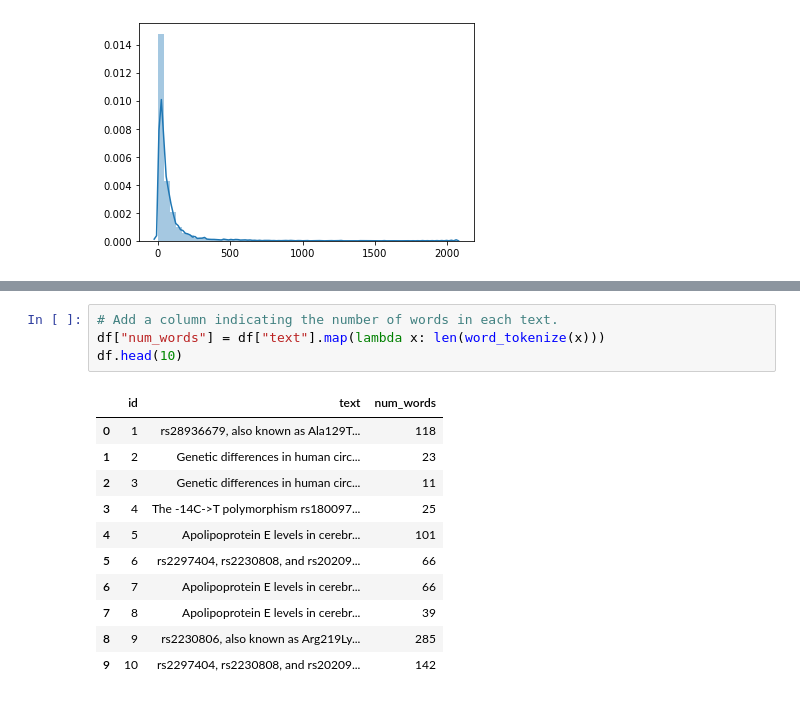
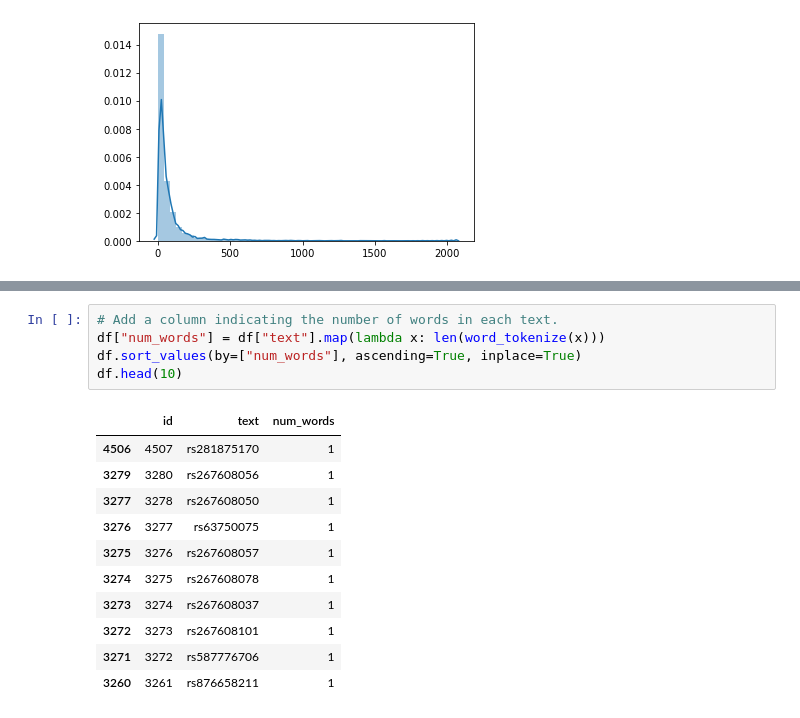
Before and after one commit to irbraun/snpedia-nlp, a Jupyter notebook: binning_and_blocking.ipynb, the cells around one changed output, grey strips where cells are left out. Cells and saved outputs as stored; diff of their text form.

```diff
--- a/binning_and_blocking.ipynb
+++ b/binning_and_blocking.ipynb
@@ -75,16 +76,17 @@ print(bounds_list)
 # %%
 # Add a column indicating the number of words in each text.
 df["num_words"] = df["text"].map(lambda x: len(word_tokenize(x)))
+df.sort_values(by=["num_words"], ascending=True, inplace=True)
 df.head(10)
 # %% [output]
 |  | id | text | num_words |
-| 0 | 1 | rs28936679, also known as Ala129T... | 118 |
-| 1 | 2 | Genetic differences in human circ... | 23 |
-| 2 | 3 | Genetic differences in human circ... | 11 |
-| 3 | 4 | The -14C->T polymorphism rs180097... | 25 |
-| 4 | 5 | Apolipoprotein E levels in cerebr... | 101 |
-| 5 | 6 | rs2297404, rs2230808, and rs20209... | 66 |
-| 6 | 7 | Apolipoprotein E levels in cerebr... | 66 |
-| 7 | 8 | Apolipoprotein E levels in cerebr... | 39 |
-| 8 | 9 | rs2230806, also known as Arg219Ly... | 285 |
-| 9 | 10 | rs2297404, rs2230808, and rs20209... | 142 |
+| 4506 | 4507 | rs281875170 | 1 |
+| 3279 | 3280 | rs267608056 | 1 |
+| 3277 | 3278 | rs267608050 | 1 |
+| 3276 | 3277 | rs63750075 | 1 |
+| 3275 | 3276 | rs267608057 | 1 |
+| 3274 | 3275 | rs267608078 | 1 |
+| 3273 | 3274 | rs267608037 | 1 |
+| 3272 | 3273 | rs267608101 | 1 |
+| 3271 | 3272 | rs587776706 | 1 |
+| 3260 | 3261 | rs876658211 | 1 |
```
Also changed, not shown: parts of 9 cells of this notebook, 2 other files.
